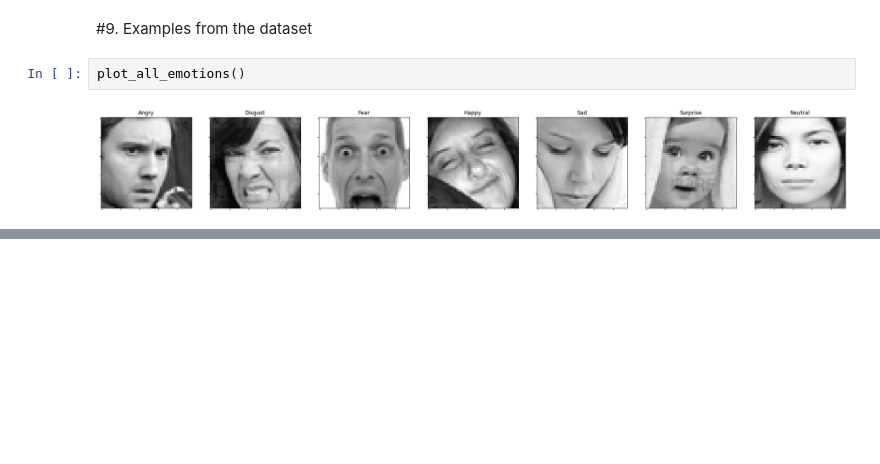
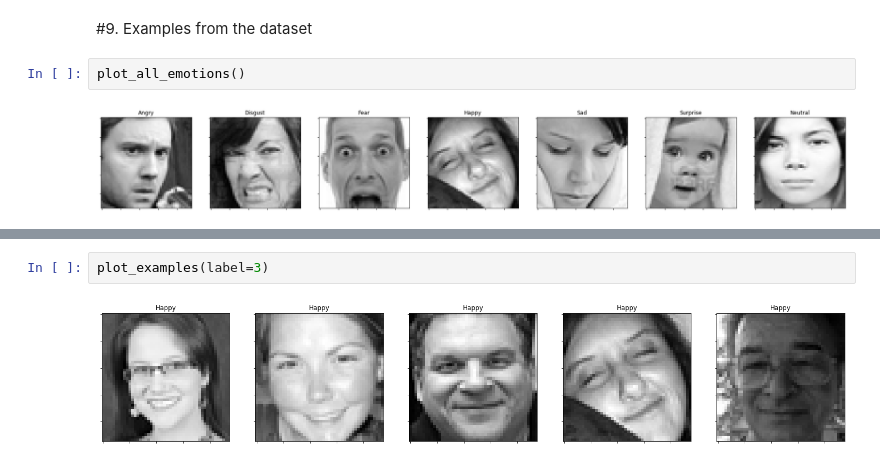
Before and after one commit to rohitrv8922/Face-Emotion-Recognition-Detection, a Jupyter notebook: Face_Emotion_Recognition.ipynb, the cells around one changed output, grey strips where cells are left out. Cells and saved outputs as stored; diff of their text form; blank space fills up the shorter version.

```diff
--- a/Face_Emotion_Recognition.ipynb
+++ b/Face_Emotion_Recognition.ipynb
@@ -174,0 +187,4 @@ plot_all_emotions()
+# %%
+plot_examples(label=3)
+# %% [output]
+[figure, added]
```
Also changed, not shown: parts of 6 cells of this notebook.
